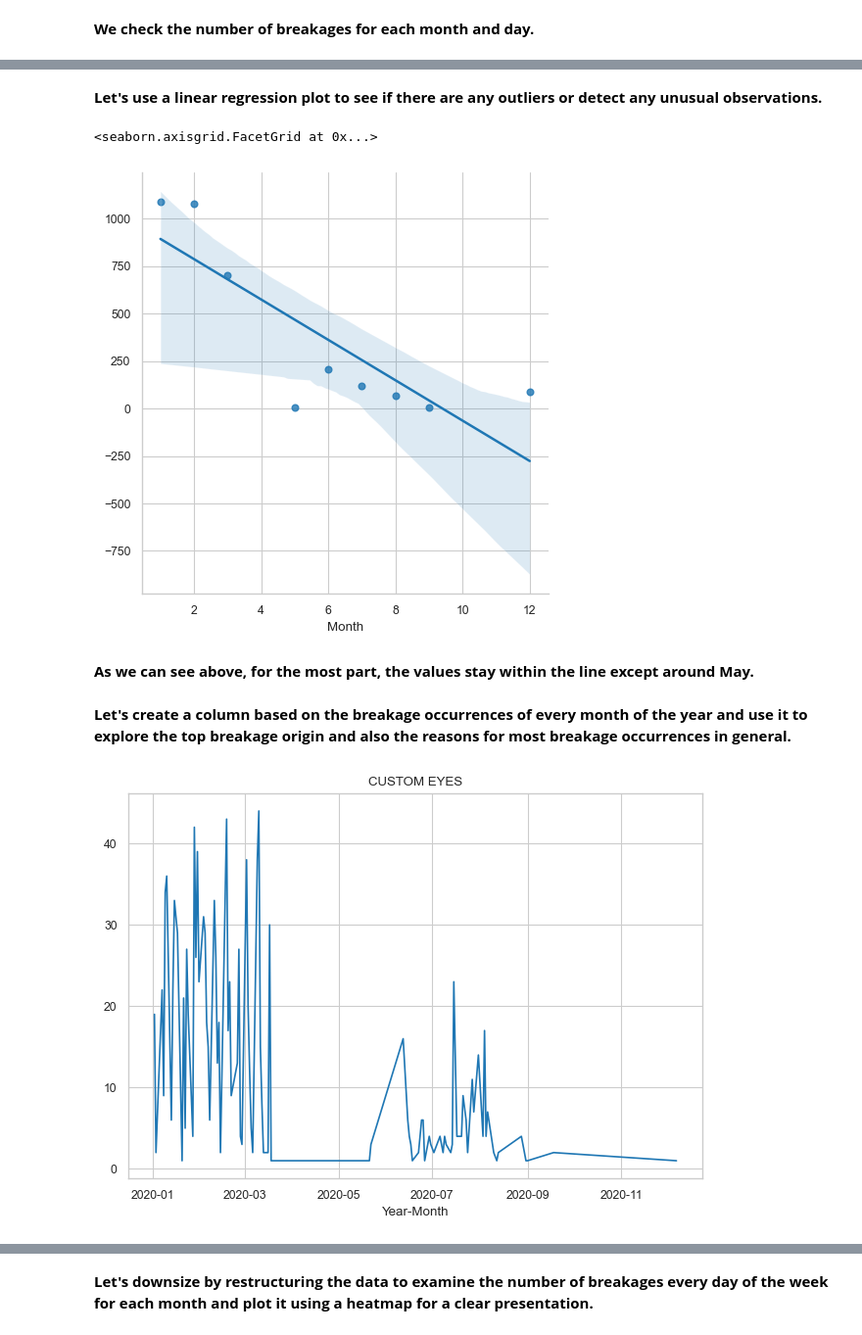
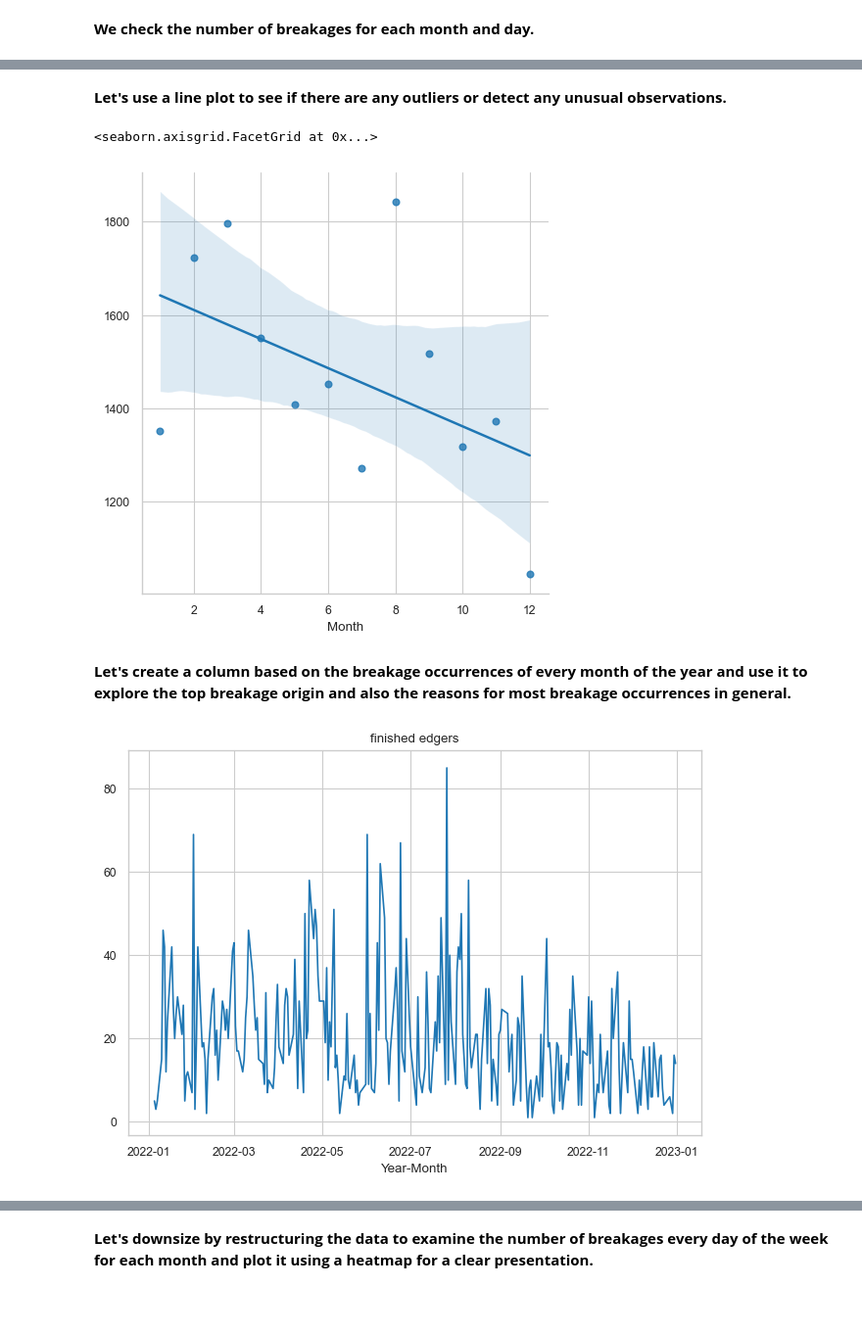
Before and after one commit to ojimenez24/Breakage2022, a Jupyter notebook: Data Science Project - Breakages EA.ipynb, the cells around one changed output, grey strips where cells are left out. Shown at 98% size. Cells and saved outputs as stored; diff of their text form; code cells hidden in the pictures; blank space fills up the shorter version.

```diff
--- a/Data Science Project - Breakages EA.ipynb
+++ b/Data Science Project - Breakages EA.ipynb
@@ -8,7 +8,7 @@ import seaborn as sns
 sns.set_style('whitegrid')
 %matplotlib inline
 # %%
-df_raw = pd.read_csv("C:/Users/ojime/OneDrive/Documents/breakexp2020.csv")
+df_raw = pd.read_csv("C:/Users/ojime/OneDrive/Desktop/Datasets/breakexp2022.csv")
 # %%
 df_raw.info()
 # %% [output]
@@ -272,5 +288,6 @@ dmap = {0:'Mon',1:'Tue',2:'Wed',3:'Thu',4:'Fri',5:'Sat',6:'Sun'}
 # %%
 df['Day of Week'] = df['Day of Week'].map(dmap)
+df['Month'] = df['Month']
 # %% [markdown]
 **We check the number of breakages for each month and day.**
 # %%
@@ -297,20 +312,18 @@ byMonth['User'].plot()
 # %% [markdown]
-**Let's use a linear regression plot to see if there are any outliers or detect any unusual observations.**
+**Let's use a line plot to see if there are any outliers or detect any unusual observations.**
 # %%
 sns.lmplot(x='Month',y='User',data=byMonth.reset_index()).set(ylabel = '')
 # %% [output]
 <seaborn.axisgrid.FacetGrid at 0x...>
-[figure, old version]
+[figure, new version]
-# %% [markdown]
-**As we can see above, for the most part, the values stay within the line except around May.**
 # %% [markdown]
 **Let's create a column based on the breakage occurrences of every month of the year and use it to explore the top breakage origin and also the reasons for most breakage occurrences in general.**
 # %%
 df['Year-Month']=df['Date'].apply(lambda t: t.date())
 # %%
-df[df['Machine_Name']=='CUSTOM EYES'].groupby('Year-Month').count()['User'].plot()
-plt.title('CUSTOM EYES')
+df[df['Machine_Name']=='finished edgers'].groupby('Year-Month').count()['User'].plot()
+plt.title('finished edgers')
 plt.tight_layout()
 # %% [output]
-[figure, old version]
+[figure, new version]
 # %%
```
Also changed, not shown: parts of 40 cells of this notebook.
